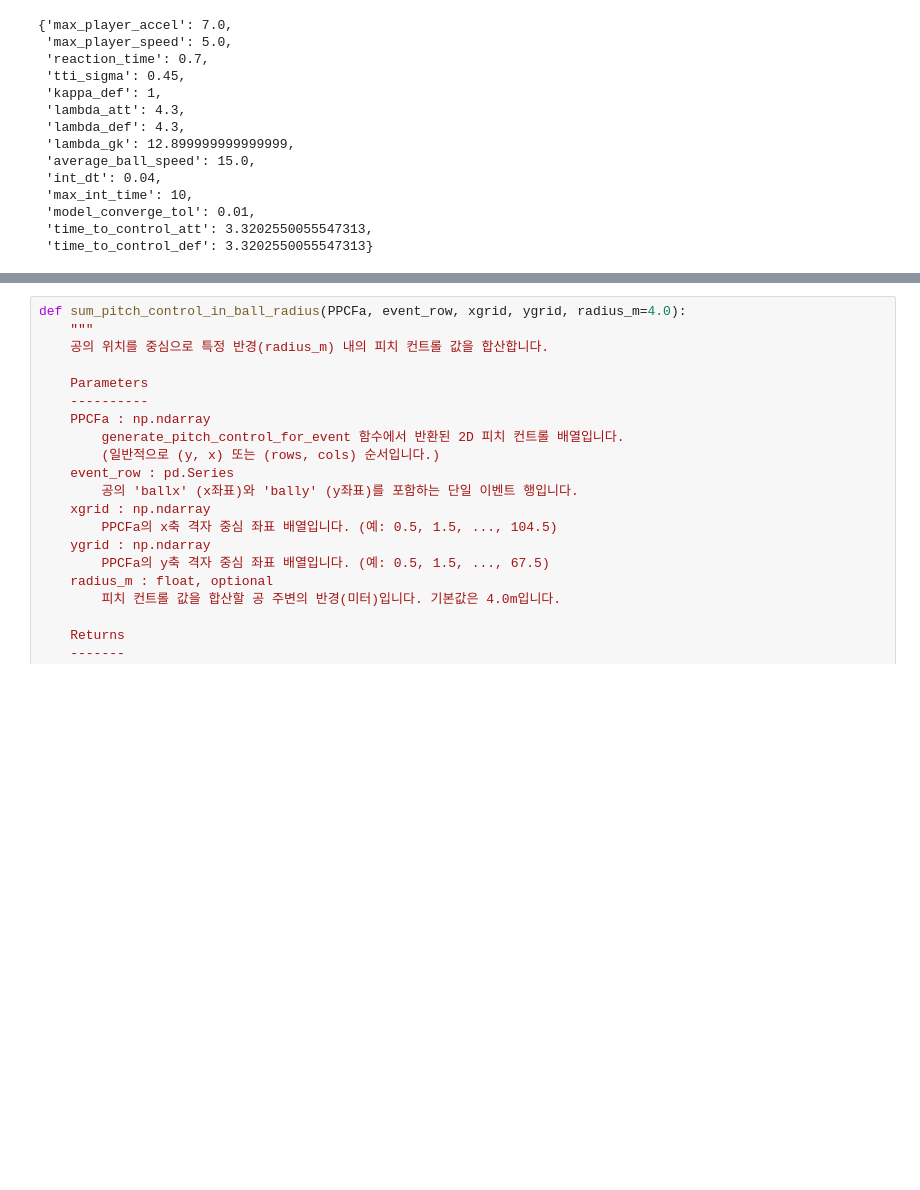
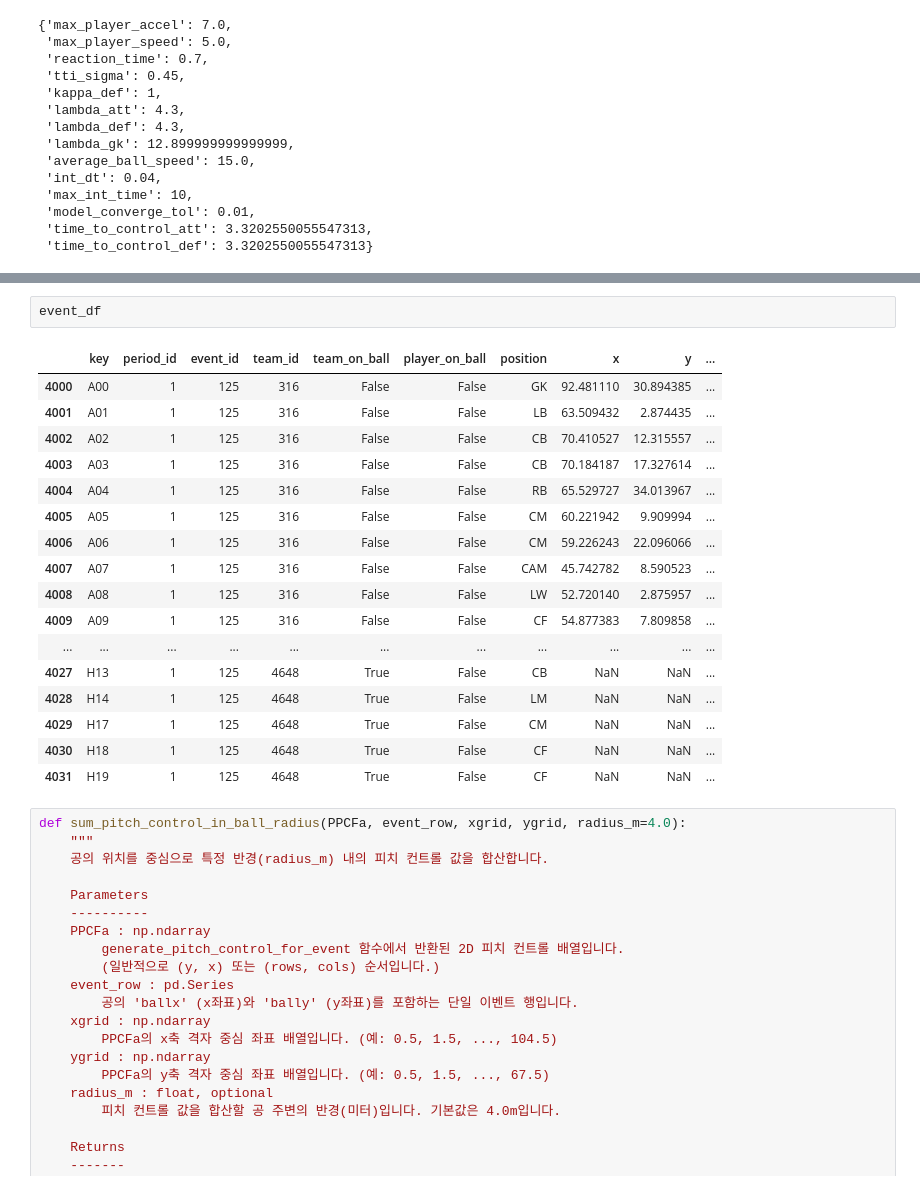
Before and after one commit to leemingo/express-v2, a Jupyter notebook: notebook/6-feature_express_v2.ipynb, the cells around one changed output, grey strips where cells are left out. Drawn from its saved outputs; the diff is of its cells as text; blank space fills up the shorter version.

```diff
--- a/notebook/6-feature_express_v2.ipynb
+++ b/notebook/6-feature_express_v2.ipynb
@@ -938,3 +940,23 @@ PPCFa, ax, event_df, xgrid, ygrid = calculate_model_pitch_control(melted_df, eve
+# %%
+event_df
+# %% [output]
+|  | key | period_id | event_id | team_id | team_on_ball | player_on_ball | position | x | y | ... |
+| 4000 | A00 | 1 | 125 | 316 | False | False | GK | 92.481110 | 30.894385 | ... |
+| 4001 | A01 | 1 | 125 | 316 | False | False | LB | 63.509432 | 2.874435 | ... |
+| 4002 | A02 | 1 | 125 | 316 | False | False | CB | 70.410527 | 12.315557 | ... |
+| 4003 | A03 | 1 | 125 | 316 | False | False | CB | 70.184187 | 17.327614 | ... |
+| 4004 | A04 | 1 | 125 | 316 | False | False | RB | 65.529727 | 34.013967 | ... |
+| 4005 | A05 | 1 | 125 | 316 | False | False | CM | 60.221942 | 9.909994 | ... |
+| 4006 | A06 | 1 | 125 | 316 | False | False | CM | 59.226243 | 22.096066 | ... |
+| 4007 | A07 | 1 | 125 | 316 | False | False | CAM | 45.742782 | 8.590523 | ... |
+| 4008 | A08 | 1 | 125 | 316 | False | False | LW | 52.720140 | 2.875957 | ... |
+| 4009 | A09 | 1 | 125 | 316 | False | False | CF | 54.877383 | 7.809858 | ... |
+| ... | ... | ... | ... | ... | ... | ... | ... | ... | ... | ... |
+| 4027 | H13 | 1 | 125 | 4648 | True | False | CB | NaN | NaN | ... |
+| 4028 | H14 | 1 | 125 | 4648 | True | False | LM | NaN | NaN | ... |
+| 4029 | H17 | 1 | 125 | 4648 | True | False | CM | NaN | NaN | ... |
+| 4030 | H18 | 1 | 125 | 4648 | True | False | CF | NaN | NaN | ... |
+| 4031 | H19 | 1 | 125 | 4648 | True | False | CF | NaN | NaN | ... |
 # %%
 def sum_pitch_control_in_ball_radius(PPCFa, event_row, xgrid, ygrid, radius_m=4.0):
     """
```
Also changed, not shown: parts of 9 cells of this notebook, 4 other files.
